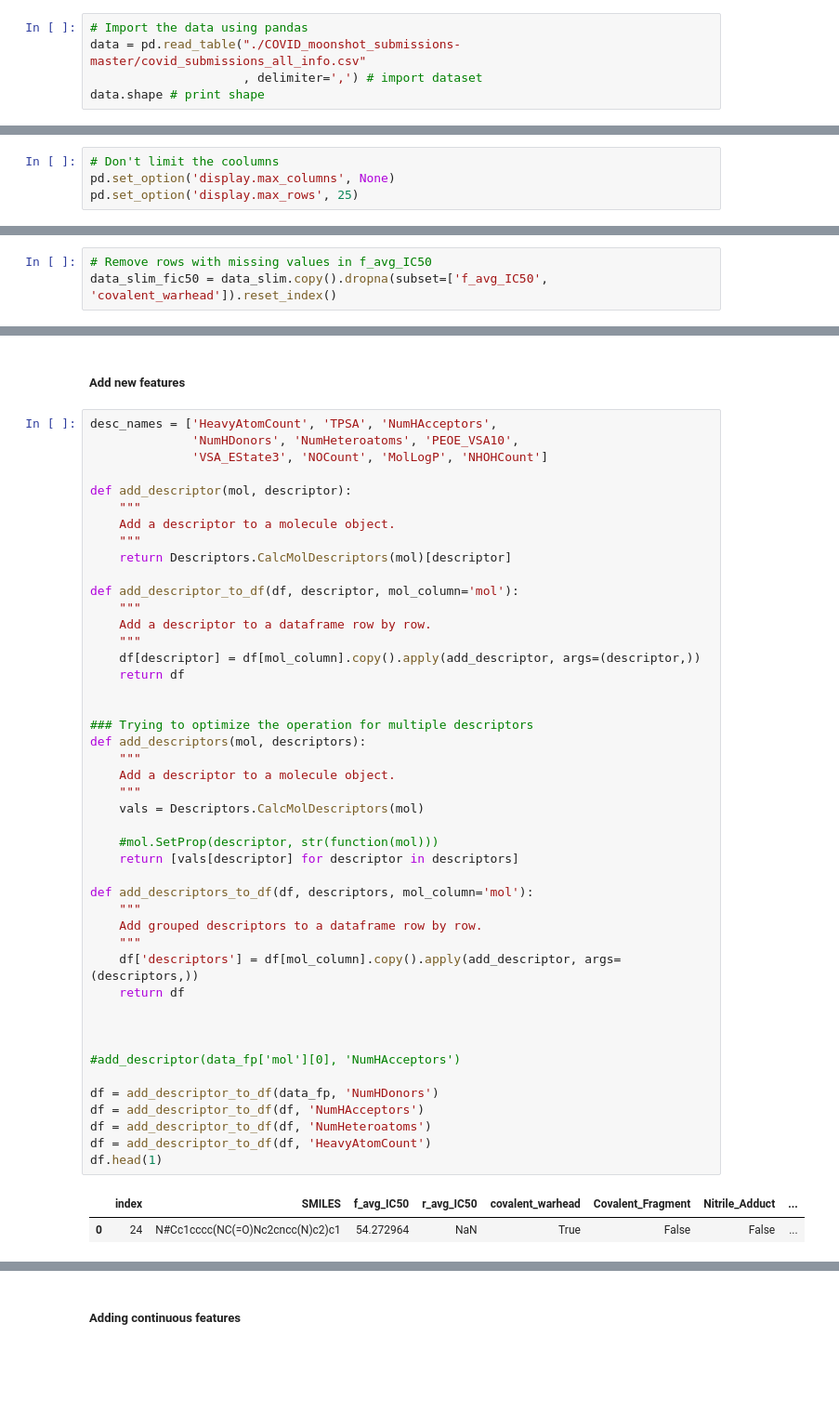
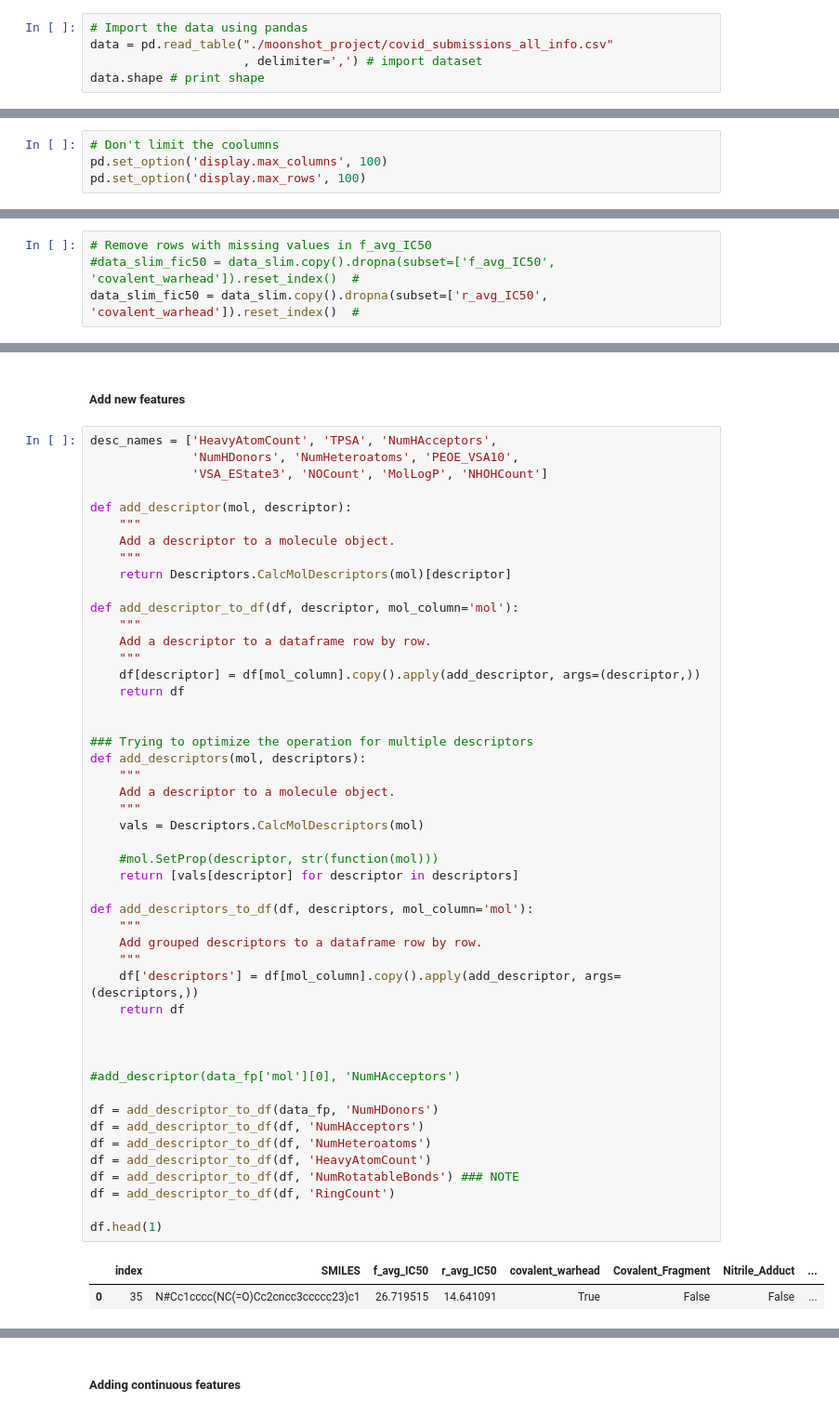
Before and after one commit to mghosh00/MoonshotProject, a Jupyter notebook: mpro_ligands_fp.ipynb, the cells around one changed output, grey strips where cells are left out. Shown: that part at 93% size. Saved outputs shown, nothing was run; the diff lists cells and outputs as text; blank space fills up the shorter version.

```diff
--- a/mpro_ligands_fp.ipynb
+++ b/mpro_ligands_fp.ipynb
@@ -78,15 +78,15 @@ Using matplotlib backend: <object object at 0x...>
 #### Data
 # %%
 # Import the data using pandas
-data = pd.read_table("./COVID_moonshot_submissions-master/covid_submissions_all_info.csv"
+data = pd.read_table("./moonshot_project/covid_submissions_all_info.csv"
                      , delimiter=',') # import dataset
 data.shape # print shape
 # %% [output]
 (20997, 277)
 # %%
 # Don't limit the coolumns
-pd.set_option('display.max_columns', None)
-pd.set_option('display.max_rows', 25)
+pd.set_option('display.max_columns', 100)
+pd.set_option('display.max_rows', 100)
 # %%
 data.head(2) # quick sanity check
 # %% [output]
@@ -175,7 +181,8 @@ dtype: int64
 #### Rough Cleaning
 # %%
 # Remove rows with missing values in f_avg_IC50
-data_slim_fic50 = data_slim.copy().dropna(subset=['f_avg_IC50', 'covalent_warhead']).reset_index()
+#data_slim_fic50 = data_slim.copy().dropna(subset=['f_avg_IC50', 'covalent_warhead']).reset_index()  #
+data_slim_fic50 = data_slim.copy().dropna(subset=['r_avg_IC50', 'covalent_warhead']).reset_index()  #
 # %% [markdown]
 #### Encoding Molecules
 # %%
@@ -250,31 +257,34 @@ def add_descriptor_to_df(df, descriptor, mol_column='mol'):
 
 
 ### Trying to optimize the operation for multiple descriptors
 def add_descriptors(mol, descriptors):
     """
     Add a descriptor to a molecule object.
     """
     vals = Descriptors.CalcMolDescriptors(mol)
 
     #mol.SetProp(descriptor, str(function(mol)))
     return [vals[descriptor] for descriptor in descriptors]
 
 def add_descriptors_to_df(df, descriptors, mol_column='mol'):
     """
     Add grouped descriptors to a dataframe row by row.
     """
     df['descriptors'] = df[mol_column].copy().apply(add_descriptor, args=(descriptors,))
     return df
 
 
 
 #add_descriptor(data_fp['mol'][0], 'NumHAcceptors')
 
 df = add_descriptor_to_df(data_fp, 'NumHDonors')
 df = add_descriptor_to_df(df, 'NumHAcceptors')
 df = add_descriptor_to_df(df, 'NumHeteroatoms')
 df = add_descriptor_to_df(df, 'HeavyAtomCount')
+df = add_descriptor_to_df(df, 'NumRotatableBonds') ### NOTE
+df = add_descriptor_to_df(df, 'RingCount')
+
 df.head(1)
 # %% [output]
 |  | index | SMILES | f_avg_IC50 | r_avg_IC50 | covalent_warhead | Covalent_Fragment | Nitrile_Adduct | ... |
-| 0 | 24 | N#Cc1cccc(NC(=O)Nc2cncc(N)c2)c1 | 54.272964 | NaN | True | False | False | ... |
+| 0 | 35 | N#Cc1cccc(NC(=O)Cc2cncc3ccccc23)c1 | 26.719515 | 14.641091 | True | False | False | ... |
```
Also changed, not shown: parts of 27 cells of this notebook.
